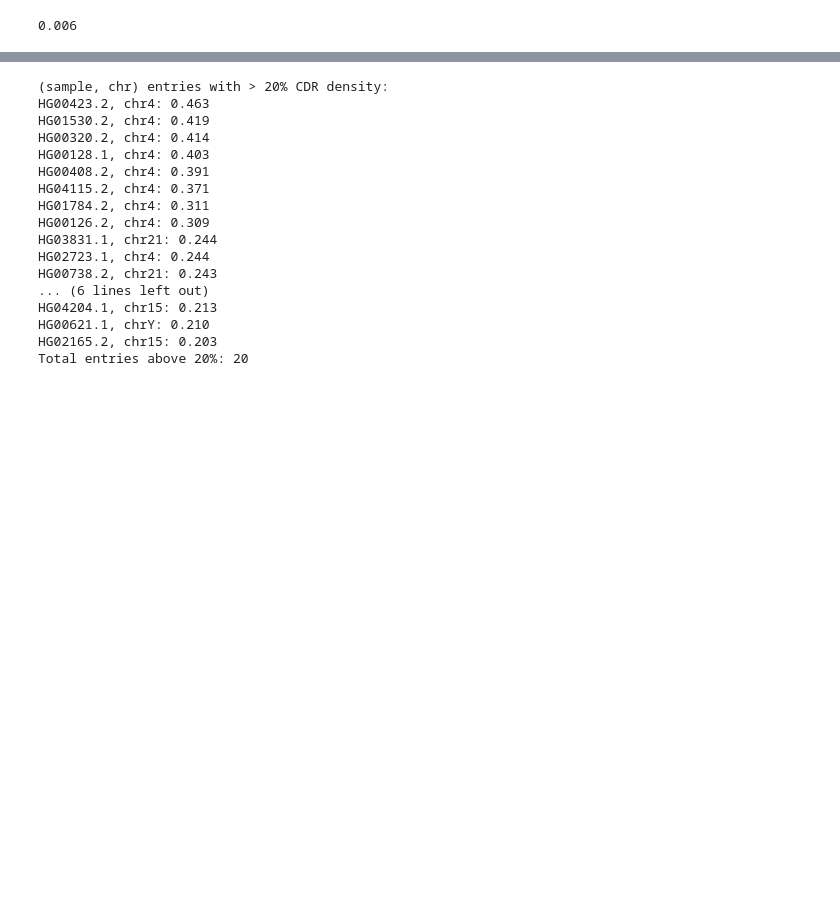
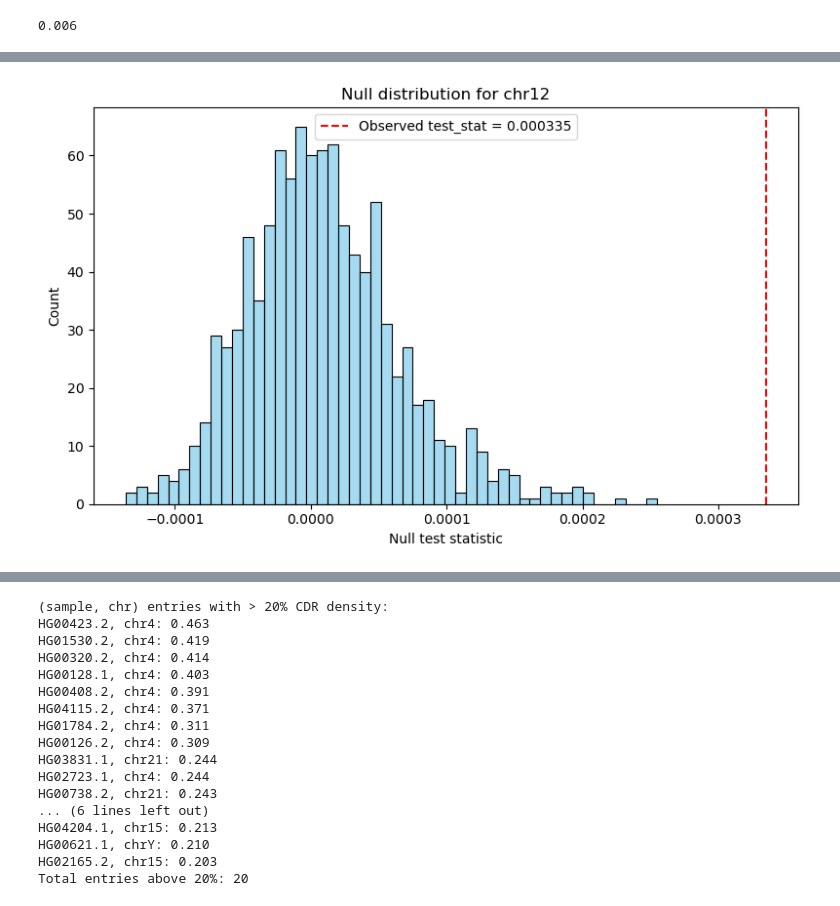
Before and after one commit to miramastoras/centrolign_analysis, a Jupyter notebook: analysis_notes/release2_QC_v2/notebooks/CDR_mutation_permutation.ipynb, the cells around one changed output, grey strips where cells are left out. Cells and saved outputs as stored; diff of their text form; code cells hidden in the pictures; blank space fills up the shorter version.

```diff
--- a/analysis_notes/release2_QC_v2/notebooks/CDR_mutation_permutation.ipynb
+++ b/analysis_notes/release2_QC_v2/notebooks/CDR_mutation_permutation.ipynb
@@ -859,0 +944,19 @@ print(p_value)
+# %%
+import pandas as pd
+import numpy as np
+
+# Assuming nulls_per_chr is already filled as in your code
+# nulls_per_chr[chrom] = array of shape (N_REPS,)
+
+# First, make sure all arrays have the same length (should be N_REPS)
+for chrom, arr in nulls_per_chr.items():
+    assert len(arr) == N_REPS, f"{chrom} has wrong length!"
+
+# Convert to a DataFrame: columns = chromosomes, rows = repetitions
+nulls_df = pd.DataFrame({chrom: nulls_per_chr[chrom] for chrom in sorted(nulls_per_chr.keys())})
+
+# Write to CSV
+output_file = "/private/groups/patenlab/mira/01282026_null_distributions_per_chrom.csv"
+nulls_df.to_csv(output_file, index=False)
+
+print(f"Null distributions written to {output_file}")
@@ -859,0 +1129,23 @@ print(p_value)
+# %%
+import matplotlib.pyplot as plt
+import seaborn as sns
+
+# Get the null distribution for chr12
+null_chr12 = nulls_df['chr12'].values
+
+# Get the observed test statistic for chr12
+test_stat_chr12 = per_chrom_results_df.loc[per_chrom_results_df['chr'] == 'chr12', 'test_stat'].values[0]
+
+# Plot
+plt.figure(figsize=(8,5))
+sns.histplot(null_chr12, bins=50, color='skyblue', kde=False)
+plt.axvline(test_stat_chr12, color='red', linestyle='--', label=f"Observed test_stat = {test_stat_chr12:.6f}")
+
+plt.xlabel("Null test statistic")
+plt.ylabel("Count")
+plt.title("Null distribution for chr12")
+plt.legend()
+plt.tight_layout()
+plt.show()
+# %% [output]
+[figure, added]
```
Also changed, not shown: parts of 20 cells of this notebook, 2 other files.
